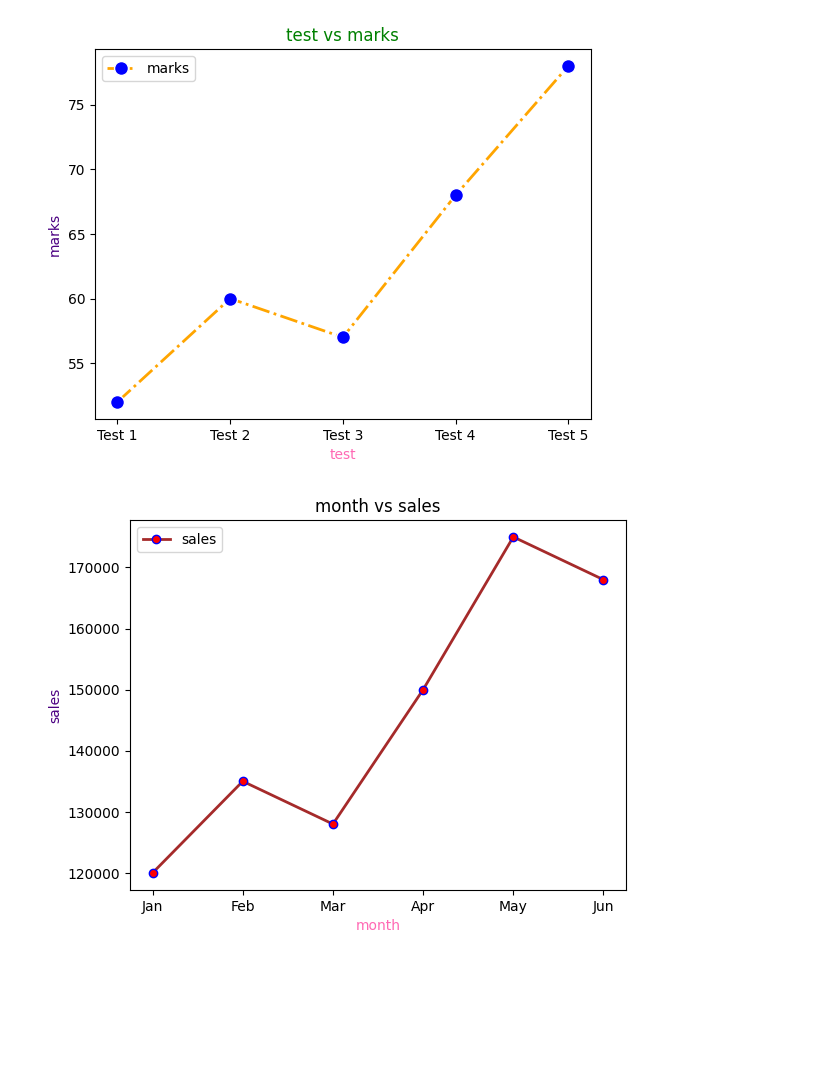
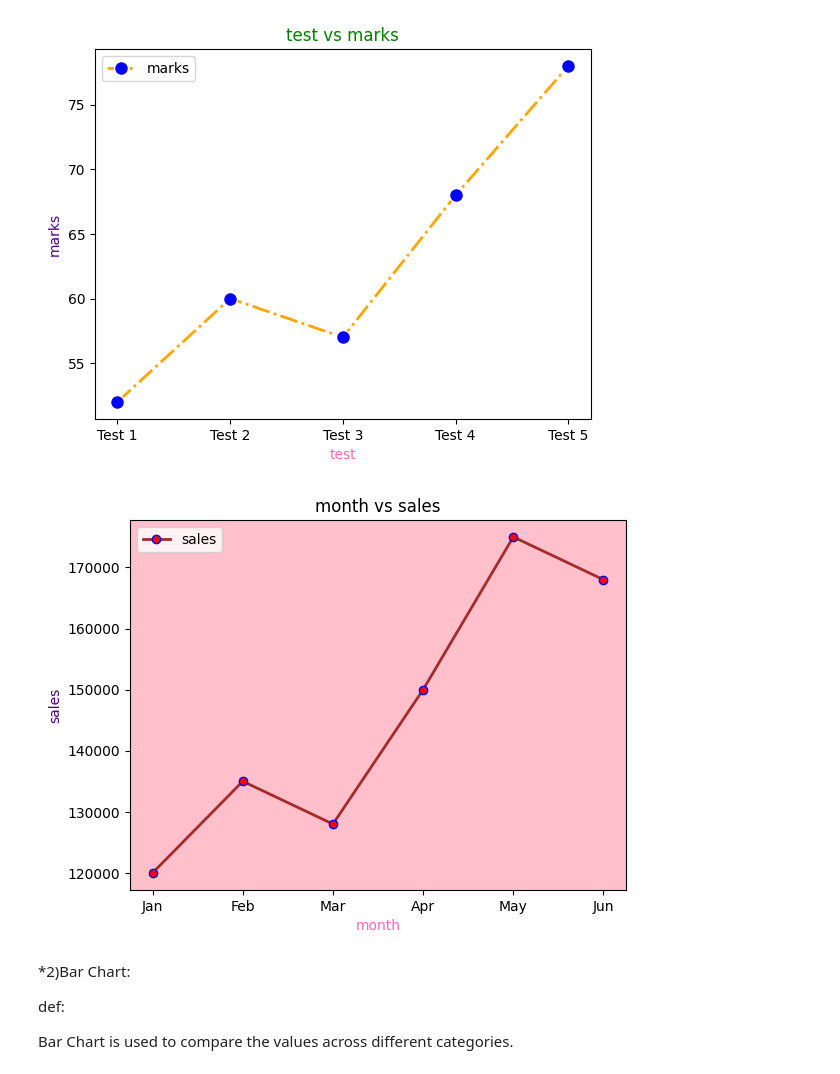
Before and after one commit to vamsivirigineni/Python-Data-Analysis, a Jupyter notebook: MatPlotLib/LineChart1.ipynb, the cells around one changed output. Saved outputs shown, nothing was run; the diff lists cells and outputs as text; code cells hidden in the pictures; blank space fills up the shorter version.

Commit message:
concepts of the Bar Chart and PIE Chart

```diff
--- a/MatPlotLib/LineChart1.ipynb
+++ b/MatPlotLib/LineChart1.ipynb
@@ -118,11 +118,19 @@ plt.show()
 # %%
 df3 = pd.read_csv('/content/Month vs sales')
 # %%
-plt.plot(df3['month'],df3['sales'],marker='o',mfc='red',mec='blue',color = 'brown',linewidth=2,label='sales',)
+plt.plot(df3['month'],df3['sales'],marker='o',mfc='red',mec='blue',color = 'brown',linewidth=2,label='sales',#setface='green'
+         )
 plt.xlabel('month',color='hotpink')
 plt.ylabel('sales',color='indigo')
 plt.title('month vs sales',color='black')
 plt.legend()
+plt.gca().set_facecolor('pink')
 plt.show()
 # %% [output]
-[figure, old version]
+[figure, new version]
+# %% [markdown]
+*2)Bar Chart:
+
+def:
+
+Bar Chart is used to compare the values across different categories.
```
Also changed, not shown: parts of 19 cells of this notebook.
